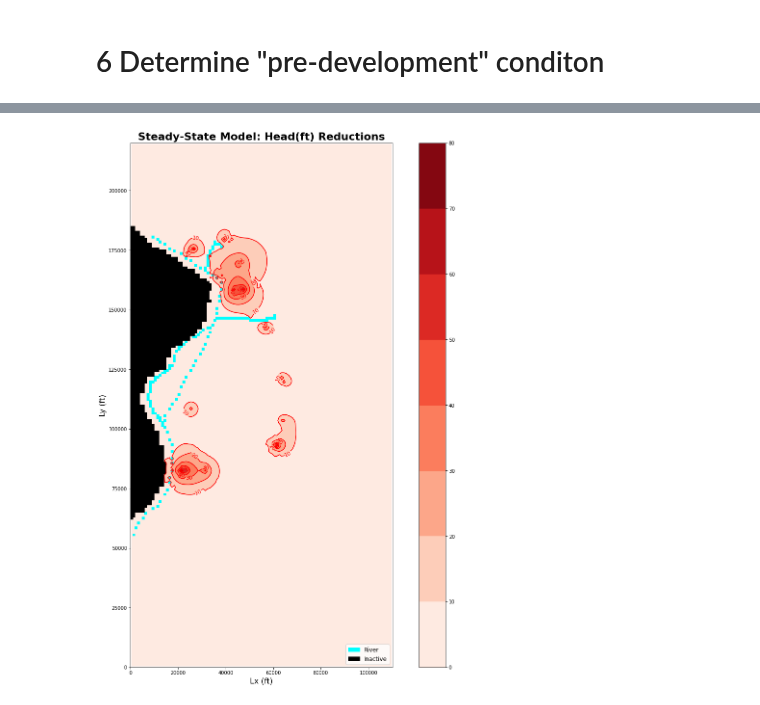
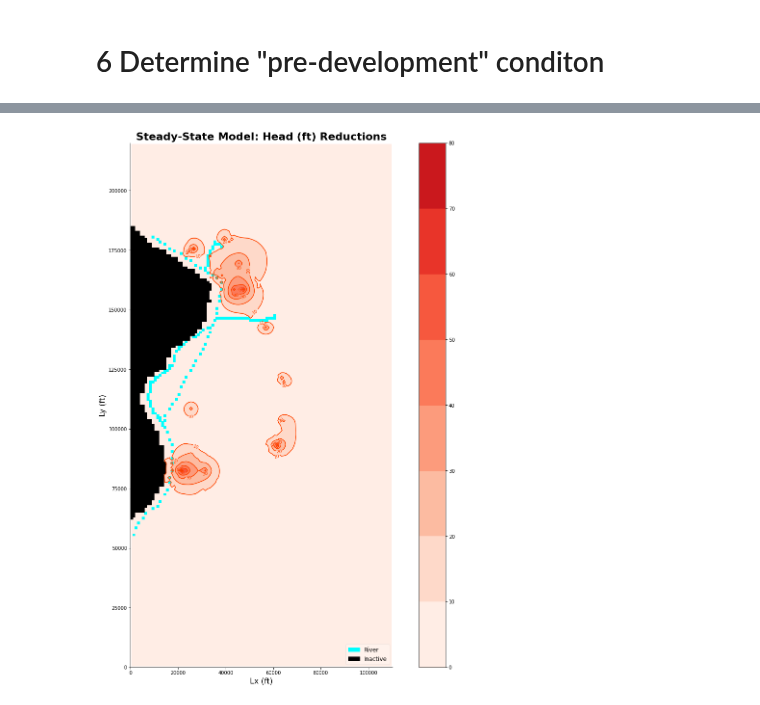
Before and after one commit to Firas-95/GEO572-Project-E.St.Louis, a Jupyter notebook: ESL_model_v3.0.ipynb, the cells around one changed output, grey strips where cells are left out. Saved outputs shown, nothing was run; the diff lists cells and outputs as text; code cells hidden in the pictures.

```diff
--- a/ESL_model_v3.0.ipynb
+++ b/ESL_model_v3.0.ipynb
@@ -546,14 +547,19 @@ def newmap(title, figsize=(20,20), fontsize=16, titlesize=22):
   plt.ylabel('Ly (ft)', fontsize=fontsize)
   plt.title(title, fontsize=titlesize, fontweight='bold')
   model_map = flopy.plot.PlotMapView(model=m, layer=0)
-  # sns.despine() # remove map boundary
+  seaborn.despine() # remove map boundary
   return model_map
 
 
 """Function that add ibound and a river."""
-def add_ibound_riv():
+def add_ibound_riv(flag=0):
   modelmap.plot_bc(ftype='RIV', color='aqua')
   modelmap.plot_ibound()
+  if flag==1: # when flag=1, also add legend.
+    plt.legend(handles=[
+      mp.patches.Patch(color='aqua', label='River'),
+      mp.patches.Patch(color='black', label='Inactive')]
+      ,loc="lower right", framealpha=0.3, fontsize=12)
   return
 
 
@@ -864,16 +871,16 @@ plt.show()
 # %%
-modelmap=newmap("Steady-State Model: Head(ft) Reductions")
+modelmap = newmap("Steady-State Model: Head (ft) Reductions")
 # "head2-head1+ 0.001" can avoid negative values.
-plt.colorbar(plt.contourf(X, Y, head2-head1+0.001, 8,cmap=plt.cm.Reds))
-cset=plt.contour(X,Y,head2-head1+0.001,np.arange(0, 80, 10),colors='red')
-pylab.clabel(cset, inline=1, fontsize=11,fmt='%1.0f')
+plt.colorbar(plt.contourf(X, Y, head2-head1+0.001, 8,vmax=100,cmap=plt.cm.Reds))
+cset=plt.contour(X,Y,head2-head1+0.001,np.arange(0, 80, 10),colors='orangered')
+pylab.clabel(cset, fontsize=9,fmt='%1.0f')
 plt.legend(handles=[
     mp.patches.Patch(color='cyan', label='River', ec='aqua'),
     mp.patches.Patch(color='black', label='Inactive', ec='black')
 ],
            loc="lower right",
            fontsize=12)
-add_ibound_riv()
+add_ibound_riv(1)
 plt.show()
 # %% [output]
-[figure, old version]
+[figure, new version]
```
Also changed, not shown: parts of 14 cells of this notebook.
